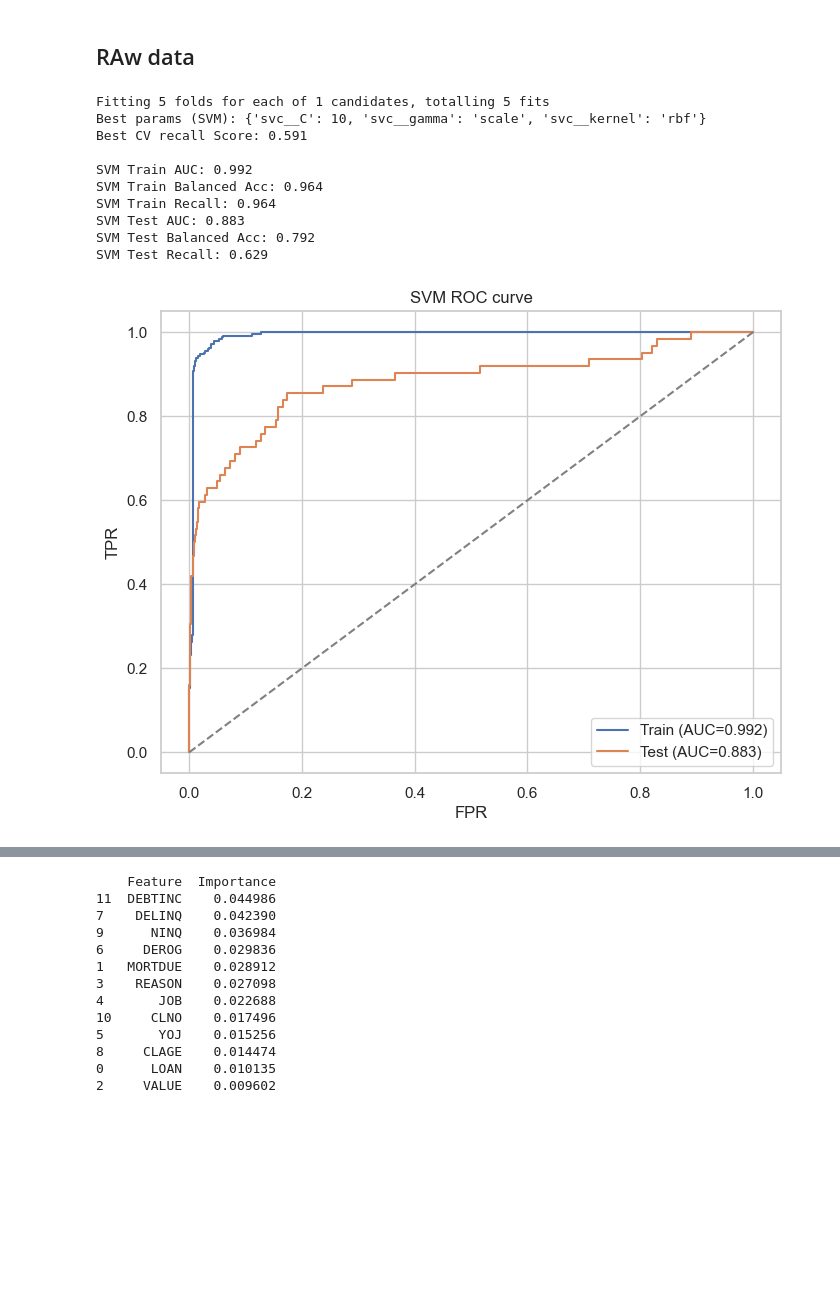
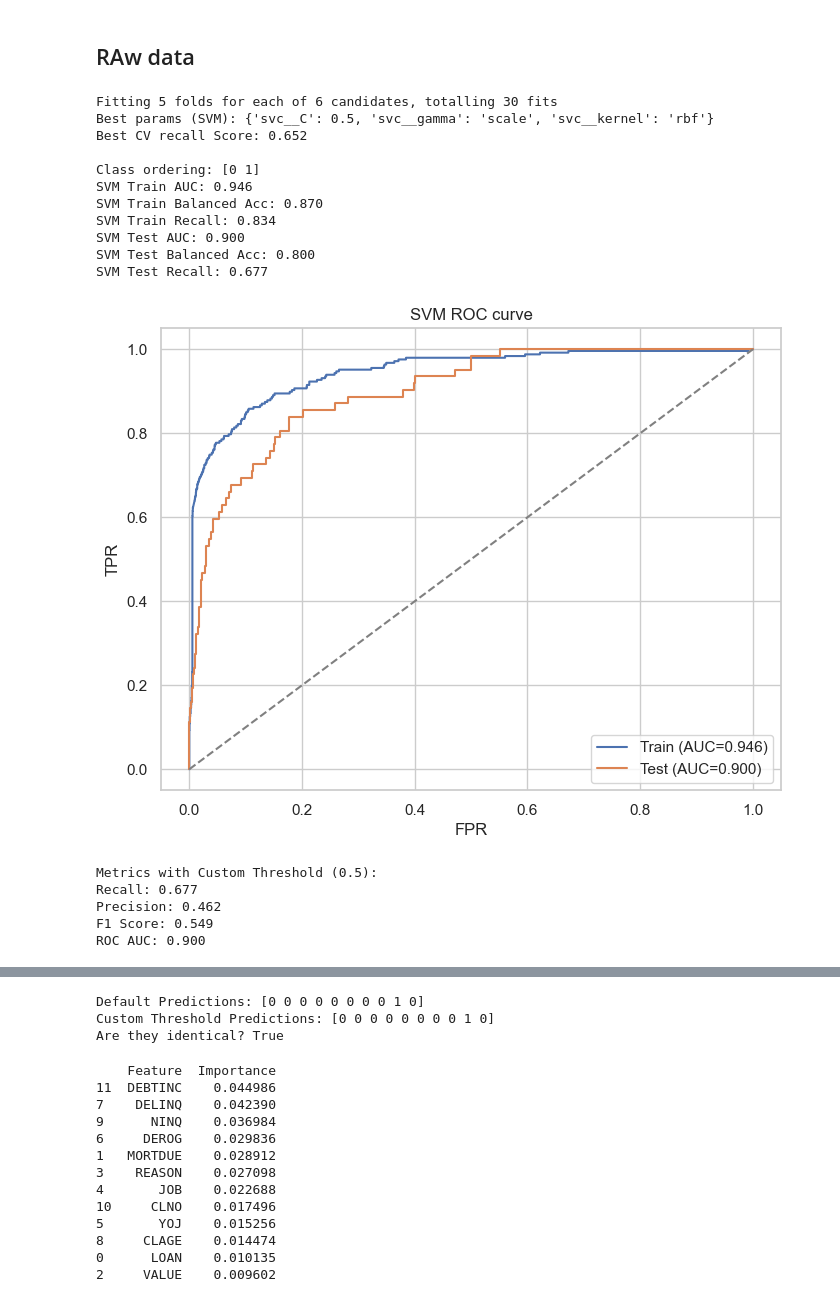
Before and after one commit to douboym/Projet-Scoring, a Jupyter notebook: analyse.ipynb, the cells around one changed output, grey strips where cells are left out. Drawn from its saved outputs; the diff is of its cells as text; code cells hidden in the pictures; blank space fills up the shorter version.

```diff
--- a/analyse.ipynb
+++ b/analyse.ipynb
@@ -1563,23 +1581,30 @@ param_grid_svm = {
 # %%
 best_svm = train_test_with_cv(
     model=pipe_svm,
     param_grid=param_grid_svm,
     X_train=X_train_raw,
     y_train=y_train_raw,
     X_test=X_test_raw,
     y_test=y_test_raw,
     model_name="SVM",
     scoring="recall",
+    threshold=0.5
 )
 # %% [output]
-Fitting 5 folds for each of 1 candidates, totalling 5 fits
-Best params (SVM): {'svc__C': 10, 'svc__gamma': 'scale', 'svc__kernel': 'rbf'}
-Best CV recall Score: 0.591
+Fitting 5 folds for each of 6 candidates, totalling 30 fits
+Best params (SVM): {'svc__C': 0.5, 'svc__gamma': 'scale', 'svc__kernel': 'rbf'}
+Best CV recall Score: 0.652
 
-SVM Train AUC: 0.992
-SVM Train Balanced Acc: 0.964
-SVM Train Recall: 0.964
-SVM Test AUC: 0.883
-SVM Test Balanced Acc: 0.792
-SVM Test Recall: 0.629
+Class ordering: [0 1]
+SVM Train AUC: 0.946
+SVM Train Balanced Acc: 0.870
+SVM Train Recall: 0.834
+SVM Test AUC: 0.900
+SVM Test Balanced Acc: 0.800
+SVM Test Recall: 0.677
-[figure, old version]
+[figure, new version]
+Metrics with Custom Threshold (0.5):
+Recall: 0.677
+Precision: 0.462
+F1 Score: 0.549
+ROC AUC: 0.900
@@ -1586,3 +1612,6 @@ SVM Test Recall: 0.629
+Default Predictions: [0 0 0 0 0 0 0 0 1 0]
+Custom Threshold Predictions: [0 0 0 0 0 0 0 0 1 0]
+Are they identical? True
 # %%
 features_importances_model(best_svm, X_train_raw, y_train_raw, X_raw.columns, len(X_raw.columns), True)
 # %% [output]
```
Also changed, not shown: parts of 19 cells of this notebook.
